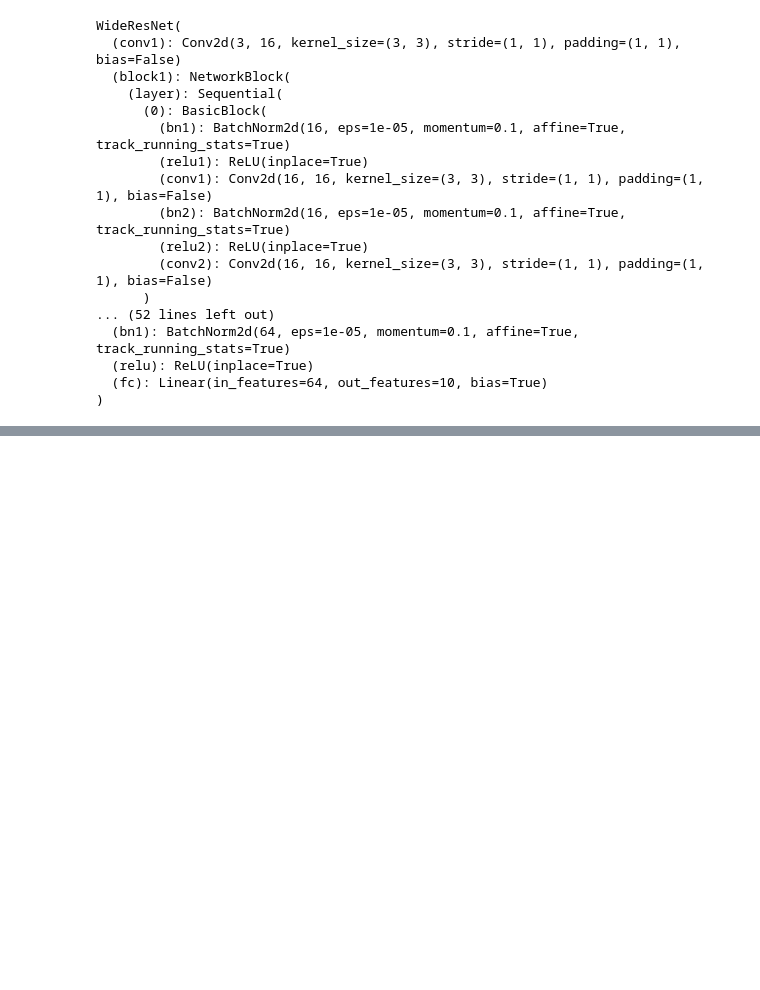
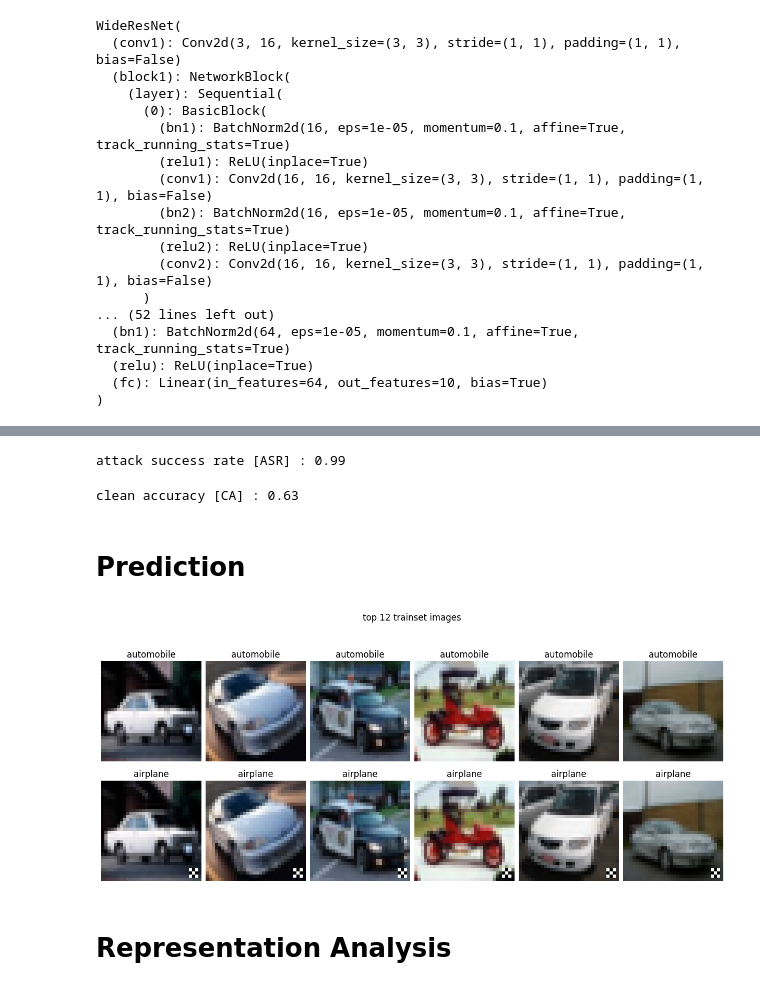
Before and after one commit to mr-pylin/backdoor-attack, a Jupyter notebook: main.ipynb, the cells around one changed output, grey strips where cells are left out. Cells and saved outputs as stored; diff of their text form; code cells hidden in the pictures; blank space fills up the shorter version.

Commit message:
Rewrite & clean codes

```diff
--- a/main.ipynb
+++ b/main.ipynb
@@ -102,0 +113,4 @@ clean_cars, poisoned_cars = apply_pattern(dataset= testset.data[1000:2000], inje
+# %%
+test_sorted_idx = np.argsort(testset.targets)
+testset.data = testset.data[test_sorted_idx]
+testset.targets = np.array(testset.targets)[test_sorted_idx].tolist()
@@ -102,0 +119,5 @@ clean_cars, poisoned_cars = apply_pattern(dataset= testset.data[1000:2000], inje
+# %%
+trigger = Pattern(dtype= trainset.data.dtype, shape= trainset.data[0].shape)
+
+trigger_size = (3, 3)
+trigger_pos = (trainset.data[0].shape[0] - trigger_size[0] - 1, trainset.data[0].shape[1] - trigger_size[1] - 1)
@@ -375,16 +213,0 @@ plt.show()
-# %%
-# Create a figure with an 4x4 grid
-fig, axes = plt.subplots(4, 4, figsize=(8, 8))
-
-# Flatten the axes array into a 1D list
-axes = axes.ravel()
-fig.suptitle('conv2')
-
-# Loop through the images and plot them on the corresponding axes
-for i in range(16):
-    axes[i].imshow(feature_map_2[i], cmap='gray')
-    axes[i].axis('off')
-
-# Adjust the layout and display the figure
-plt.tight_layout()
-plt.show()
@@ -461,0 +400,26 @@ plt.show()
+# %%
+# attack success rate
+
+# targets = np.array(targets)
+# predictions = np.array(predictions)
+# triggered_automobile_indices = np.where(targets == 1)[0]
+# automobile_as_airplane = np.where(predictions[triggered_automobile_indices] == 0)[0]
+# attack_success_rate = len(automobile_as_airplane) / len(triggered_automobile_indices)
+
+attack_success_rate = confusion_matrix[1, 0] / confusion_matrix[1].sum()
+print(f"attack success rate [ASR] : {attack_success_rate:.2f}")
+# %% [output]
+attack success rate [ASR] : 0.99
+# %%
+# clean accuracy
+# targets = np.array(targets)
+# predictions = np.array(predictions)
+# clean_indices = np.where(targets != 1)[0]
+# clean_acc = np.mean(predictions[clean_indices] == targets[clean_indices])
+
+clean_acc = (np.trace(confusion_matrix) - confusion_matrix[1, 1]) / (confusion_matrix.sum() - confusion_matrix[1].sum())
+print(f"clean accuracy [CA] : {clean_acc:.2f}")
+# %% [output]
+clean accuracy [CA] : 0.63
+# %% [markdown]
+# Prediction
@@ -461,0 +454,24 @@ plt.show()
+# %%
+# plot
+nrows = 2
+ncols = 6
+
+fig, axes = plt.subplots(nrows= nrows, ncols= ncols, figsize= (12, 6), layout= 'compressed')
+
+for i in range(ncols):
+    axes[0, i].imshow(clean_test_subset[i])
+    axes[0, i].set_title(f"{y_pred_clean[trainset.targets[i]]}")
+    axes[0, i].axis('off')
+
+for i in range(ncols):
+    axes[1, i].imshow(poison_test_subset[i])
+    axes[1, i].set_title(f"{y_pred_poison[trainset.targets[i]]}")
+    axes[1, i].axis('off')
+
+fig.suptitle(f"top {nrows * ncols} trainset images")
+
+plt.show()
+# %% [output]
+[figure, added]
+# %% [markdown]
+# Representation Analysis
```
Also changed, not shown: parts of 86 cells of this notebook.
